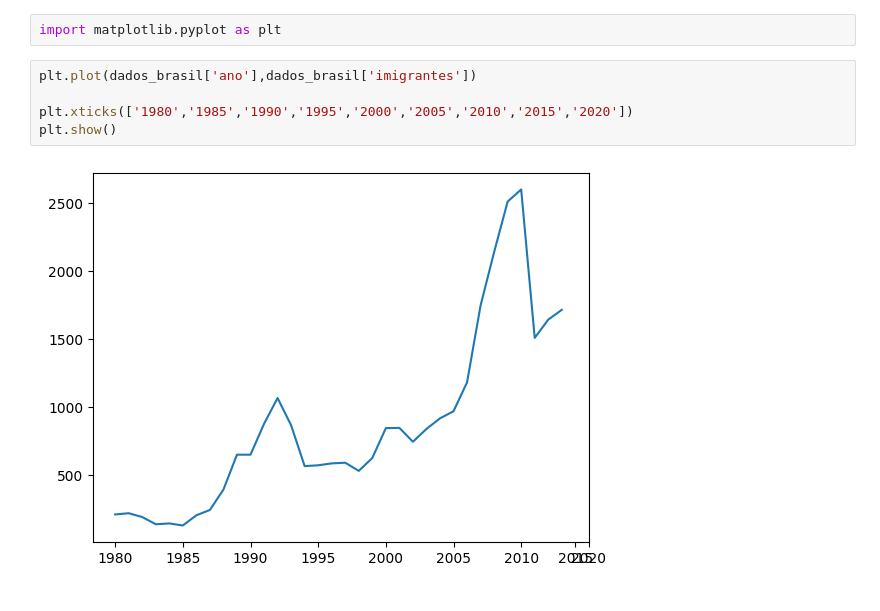
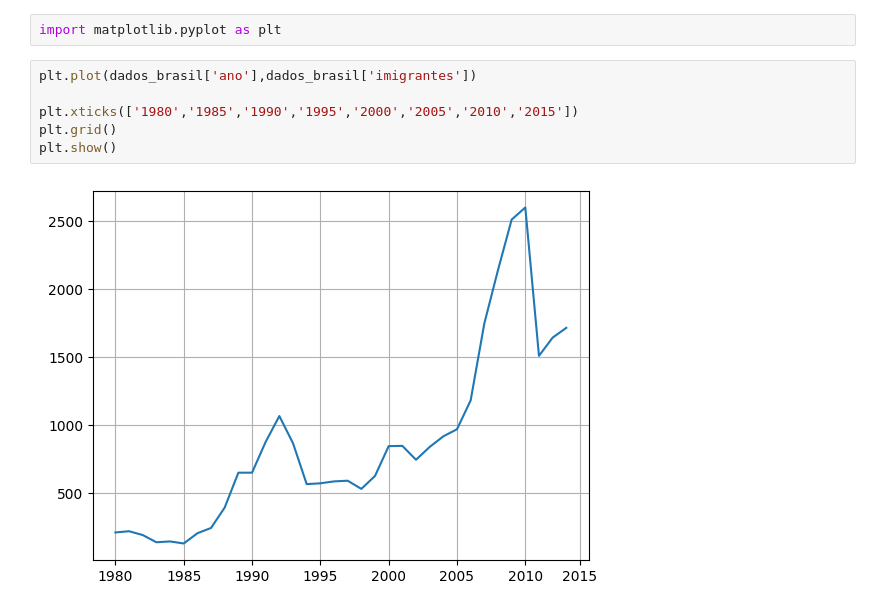
Before and after one commit to krons1996/semanaestatistica, a Jupyter notebook: notebooks/brasil_canada.ipynb, the cells around one changed output. Saved outputs shown, nothing was run; the diff lists cells and outputs as text.

```diff
--- a/notebooks/brasil_canada.ipynb
+++ b/notebooks/brasil_canada.ipynb
@@ -282,7 +266,8 @@ import matplotlib.pyplot as plt
 # %%
 plt.plot(dados_brasil['ano'],dados_brasil['imigrantes'])
 
-plt.xticks(['1980','1985','1990','1995','2000','2005','2010','2015','2020'])
+plt.xticks(['1980','1985','1990','1995','2000','2005','2010','2015'])
+plt.grid()
 plt.show()
 # %% [output]
-[figure, old version]
+[figure, new version]
```
Also changed, not shown: parts of 4 cells of this notebook.
